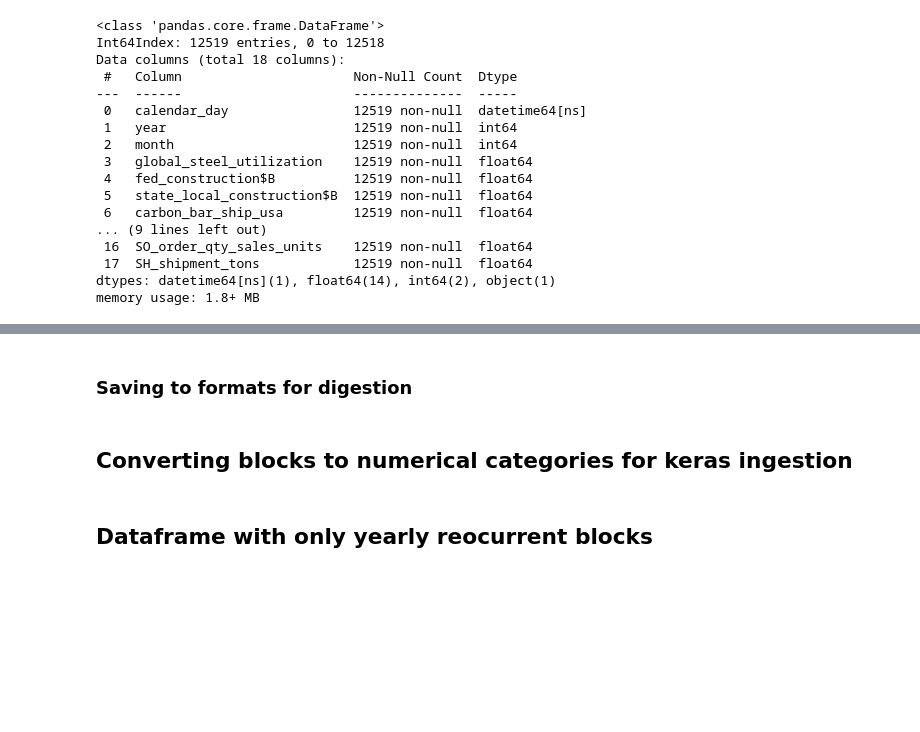
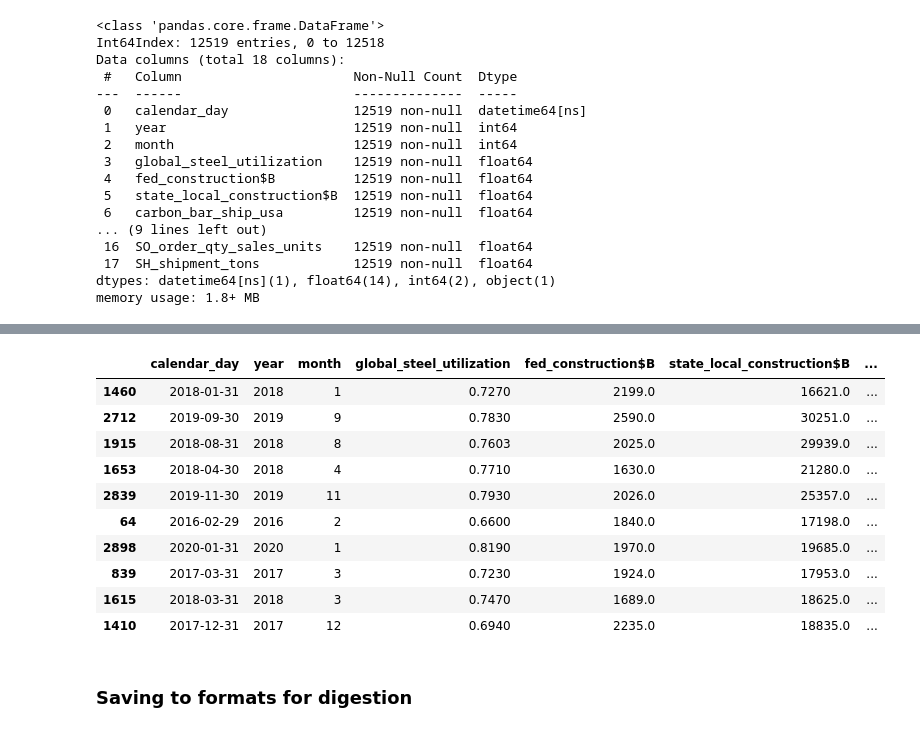
Before and after one commit to jvac06/pft, a Jupyter notebook: scripts/index_merge.ipynb, the cells around one changed output, grey strips where cells are left out. Saved outputs shown, nothing was run; the diff lists cells and outputs as text; code cells hidden in the pictures; blank space fills up the shorter version.

Commit message:
adding monthly merged df with indicators

```diff
--- a/scripts/index_merge.ipynb
+++ b/scripts/index_merge.ipynb
@@ -257,0 +291,4 @@ weekly.tail()
+# %%
+#monthly data ready for merging
+monthly= monthly[['calendar_day','year','month','block','IN_tons','PR_ton','SO_order_qty_sales_units','SH_shipment_tons']]
+monthly.tail()
@@ -319,0 +368,3 @@ memory usage: 1.8+ MB
+# %%
+#Merginging weekly values with indicators
+monthly_indicators = monthly.merge(indicators, how='left', on=['year','month'], validate='m:1')
@@ -319,0 +391,12 @@ memory usage: 1.8+ MB
+# %%
+#Drop duplicate column and rename main monthly calendar day to calendar_day
+monthly_indicators = monthly_indicators.drop(columns='calendar_day_y').rename(columns={'calendar_day_x':'calendar_day'})
+# %%
+#Rearanging Order
+monthly_indicators = monthly_indicators[['calendar_day', 'year', 'month',
+       'global_steel_utilization', 'fed_construction$B',
+       'state_local_construction$B', 'carbon_bar_ship_usa',
+       'carbon_bar_ship_canada', 'structural_ship_usa',
+       'structural_ship_canada', 'ism_manufacturing', 'ism_non_manufacturing',
+       'chicago_scrap$ST', 'block', 'IN_tons', 'PR_ton',
+       'SO_order_qty_sales_units', 'SH_shipment_tons',]]
@@ -320,10 +413,20 @@ memory usage: 1.8+ MB
+# %%
+monthly_indicators.sample(10)
+# %% [output]
+|  | calendar_day | year | month | global_steel_utilization | fed_construction$B | state_local_construction$B | ... |
+| 1460 | 2018-01-31 | 2018 | 1 | 0.7270 | 2199.0 | 16621.0 | ... |
+| 2712 | 2019-09-30 | 2019 | 9 | 0.7830 | 2590.0 | 30251.0 | ... |
+| 1915 | 2018-08-31 | 2018 | 8 | 0.7603 | 2025.0 | 29939.0 | ... |
+| 1653 | 2018-04-30 | 2018 | 4 | 0.7710 | 1630.0 | 21280.0 | ... |
+| 2839 | 2019-11-30 | 2019 | 11 | 0.7930 | 2026.0 | 25357.0 | ... |
+| 64 | 2016-02-29 | 2016 | 2 | 0.6600 | 1840.0 | 17198.0 | ... |
+| 2898 | 2020-01-31 | 2020 | 1 | 0.8190 | 1970.0 | 19685.0 | ... |
+| 839 | 2017-03-31 | 2017 | 3 | 0.7230 | 1924.0 | 17953.0 | ... |
+| 1615 | 2018-03-31 | 2018 | 3 | 0.7470 | 1689.0 | 18625.0 | ... |
+| 1410 | 2017-12-31 | 2017 | 12 | 0.6940 | 2235.0 | 18835.0 | ... |
 # %% [markdown]
 ### Saving to formats for digestion
 # %%
 #Saving df into pickle and csv
 #struct_indicators.to_csv(path+"structuralweekly_with_indicators.csv")
 #struct_indicators.to_pickle(ser_path+"structuralweekly_with_indicators.pkl")
-# %% [markdown]
-## Converting blocks to numerical categories for keras ingestion
-# %% [markdown]
-## Dataframe with only yearly reocurrent blocks
```
Also changed, not shown: parts of 11 cells of this notebook, 2 other files.
